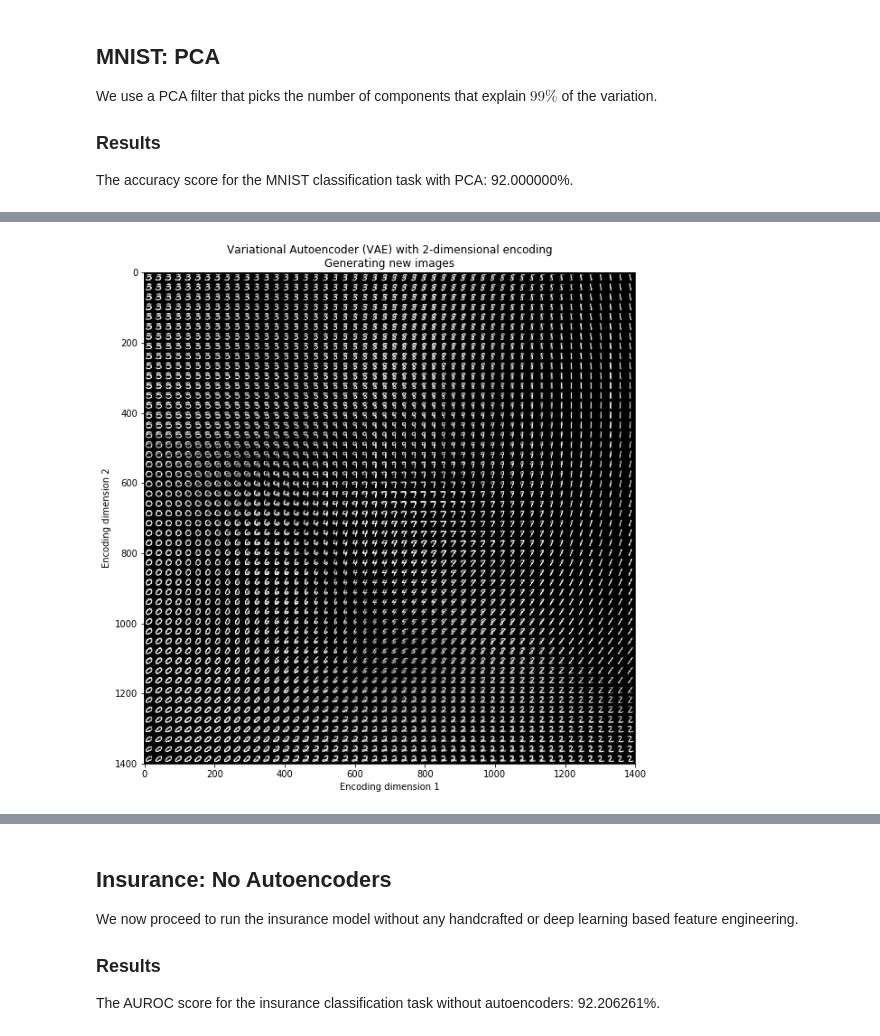
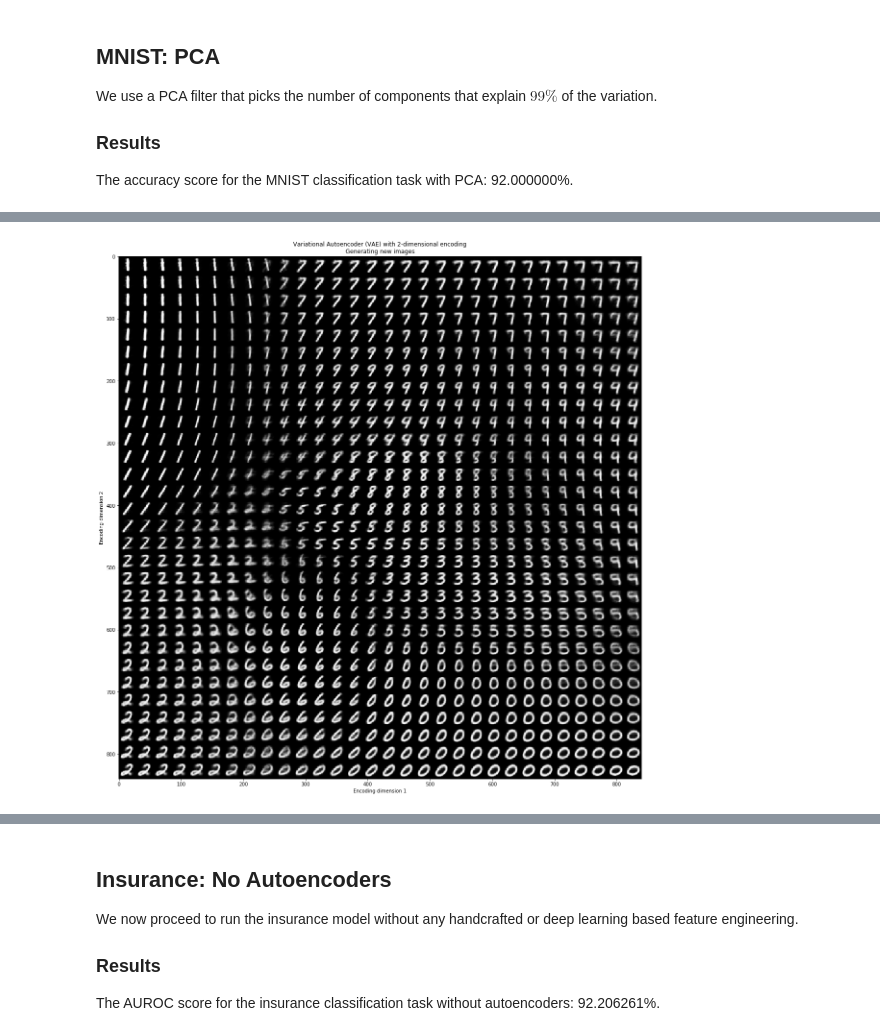
Before and after one commit to hamaadshah/autoencoders_pytorch, a Jupyter notebook: Python/autoencoders.ipynb, the cells around one changed output, grey strips where cells are left out. Cells and saved outputs as stored; diff of their text form; code cells hidden in the pictures.

```diff
--- a/Python/autoencoders.ipynb
+++ b/Python/autoencoders.ipynb
@@ -431,7 +456,7 @@ LRStep = torch.optim.lr_scheduler.ReduceLROnPlateau(optimizer=optimizer,
                                                     verbose=True,
                                                     mode="min")
 
-num_epochs = 20
+num_epochs = 25
 
 for epoch in range(num_epochs):
     for data in trainloader:
@@ -1233,5 +1350,0 @@ print(cluster_plot)
-# %%
-with no_grad():
-    sample = torch.randn(64, 2).cuda()
-    sample = model.decoder(sample).cpu()
-    save_image(sample.view(64, 1, 28, 28), "gen_image.png")
@@ -1238,31 +1402,31 @@ with no_grad():
 # %%
-n = 50
-grid_x = norm.ppf(np.linspace(0.05, 0.95, n))
-grid_y = norm.ppf(np.linspace(0.05, 0.95, n))
+digit_size = 28
+n = 30
+grid_x = norm.ppf(np.linspace(0.0, 1.0, n))
+grid_y = norm.ppf(np.linspace(0.0, 1.0, n))
 out_ls = []
 
 for i, xi in enumerate(grid_x):
     for j, yi in enumerate(grid_y):
         out_ls.append(np.array([[i, j]]))
 
 with no_grad():
     sample = model.decoder(torch.from_numpy(np.vstack(out_ls)).float().cuda()).cpu()
-    save_image(sample.view(n**2, 1, 28, 28), "gen_image.png")
 
-sample = sample.view(n**2, 1, 28, 28)
+sample = sample.view(n**2, 1, digit_size, digit_size)
+
+figure = np.zeros((digit_size * n, digit_size * n))
+
+for i, xi in enumerate(grid_x):
+    for j, yi in enumerate(grid_y):
+        figure[i * digit_size: (i + 1) * digit_size, j * digit_size: (j + 1) * digit_size] = sample[(i * n) + j, 0, :, :].view(digit_size, digit_size).numpy()
+
+plt.figure(figsize=(20, 20))
+plt.imshow(figure, cmap="Greys_r")
+plt.title("Variational Autoencoder (VAE) with 2-dimensional encoding\nGenerating new images")
+plt.xlabel("Encoding dimension 1")
+plt.ylabel("Encoding dimension 2")
+plt.savefig(fname="VAE_Generated_Images.png")
+plt.show()
+# %% [output]
+[figure, added]
-# %%
-figure = np.zeros((digit_size * n, digit_size * n))
-
-for i, xi in enumerate(grid_x):
-    for j, yi in enumerate(grid_y):
-        figure[i * digit_size: (i + 1) * digit_size, j * digit_size: (j + 1) * digit_size] = sample[(i * n) + j, 0, :, :].view(28, 28).numpy()
-
-plt.figure(figsize=(10, 10))
-plt.imshow(figure, cmap="Greys_r")
-plt.title("Variational Autoencoder (VAE) with 2-dimensional encoding\nGenerating new images")
-plt.xlabel("Encoding dimension 1")
-plt.ylabel("Encoding dimension 2")
-plt.savefig(fname="VAE_Generated_Images.png")
-plt.show()
-# %% [output]
-[figure, removed]
```
Also changed, not shown: parts of 40 cells of this notebook, 1 other file.
